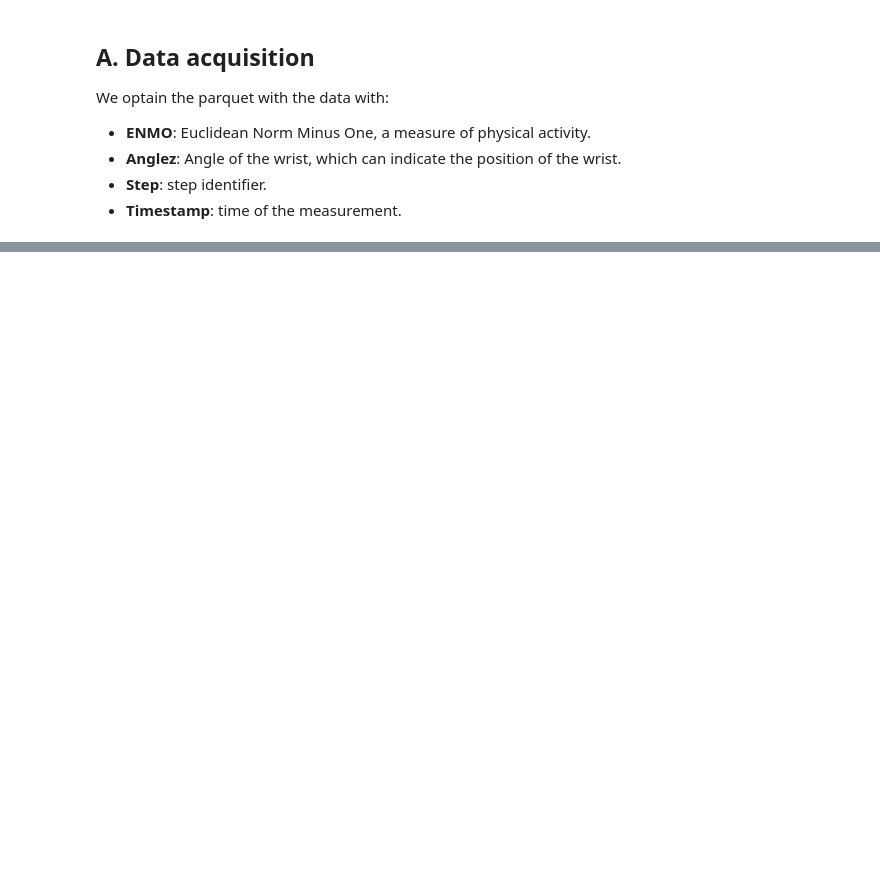
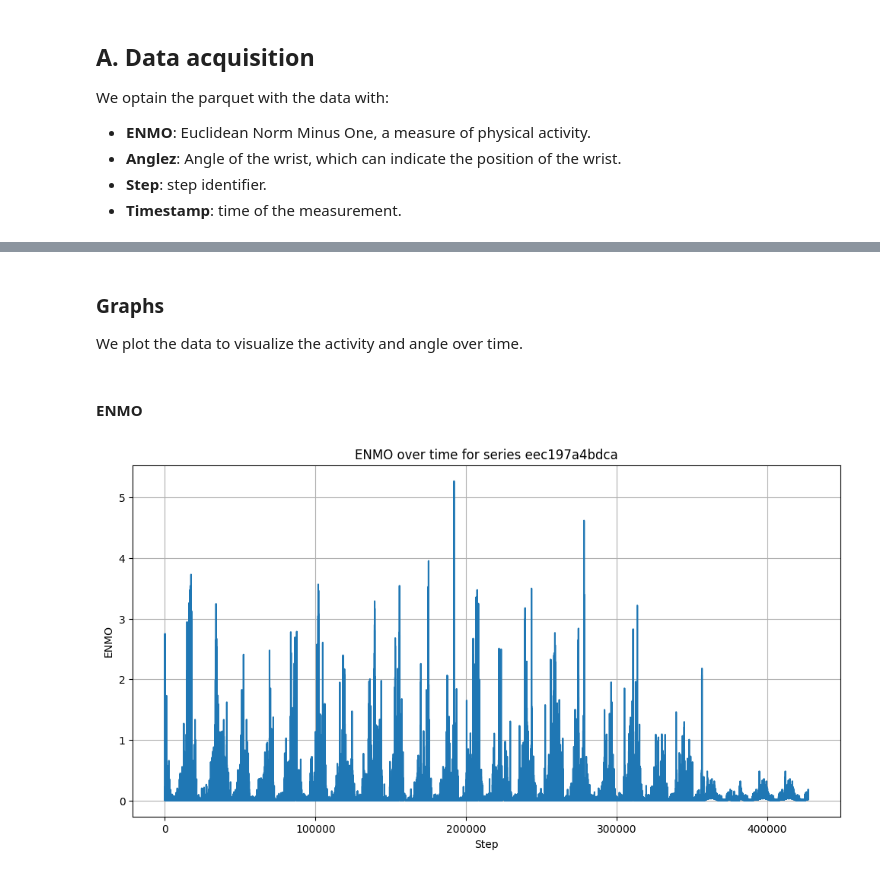
Before and after one commit to JkVely/Systems-Analysis, a Jupyter notebook: Final_Course_Project/model/predictSleepStates.ipynb, the cells around one changed output, grey strips where cells are left out. Cells and saved outputs as stored; diff of their text form; code cells hidden in the pictures; blank space fills up the shorter version.

```diff
--- a/Final_Course_Project/model/predictSleepStates.ipynb
+++ b/Final_Course_Project/model/predictSleepStates.ipynb
@@ -38,5 +39,11 @@ We optain the parquet with the data with:
 - **Timestamp**: time of the measurement.
 # %%
 df = pl.read_parquet("data/train_series.parquet")
+
+# Get the first series_id and filter data for that series only
+first_series_id = df['series_id'].unique()[0]
+df = df.filter(pl.col('series_id') == first_series_id)
+print(f"Filtered data for series: {first_series_id}")
+print(f"Data shape: {df.shape}")
 print(df.head())
 # %% [output]
@@ -54,0 +64,16 @@ shape: (5, 5)
+# %% [markdown]
+### Graphs
+We plot the data to visualize the activity and angle over time.
+# %% [markdown]
+#### ENMO
+# %%
+# Plot ENMO vs step for the first series
+plt.figure(figsize=(12, 6))
+plt.plot(df['step'], df['enmo'])
+plt.title(f'ENMO over time for series {first_series_id}')
+plt.xlabel('Step')
+plt.ylabel('ENMO')
+plt.grid(True)
+plt.show()
+# %% [output]
+[figure, added]
```
Also changed, not shown: parts of 23 cells of this notebook, 1 other file.
